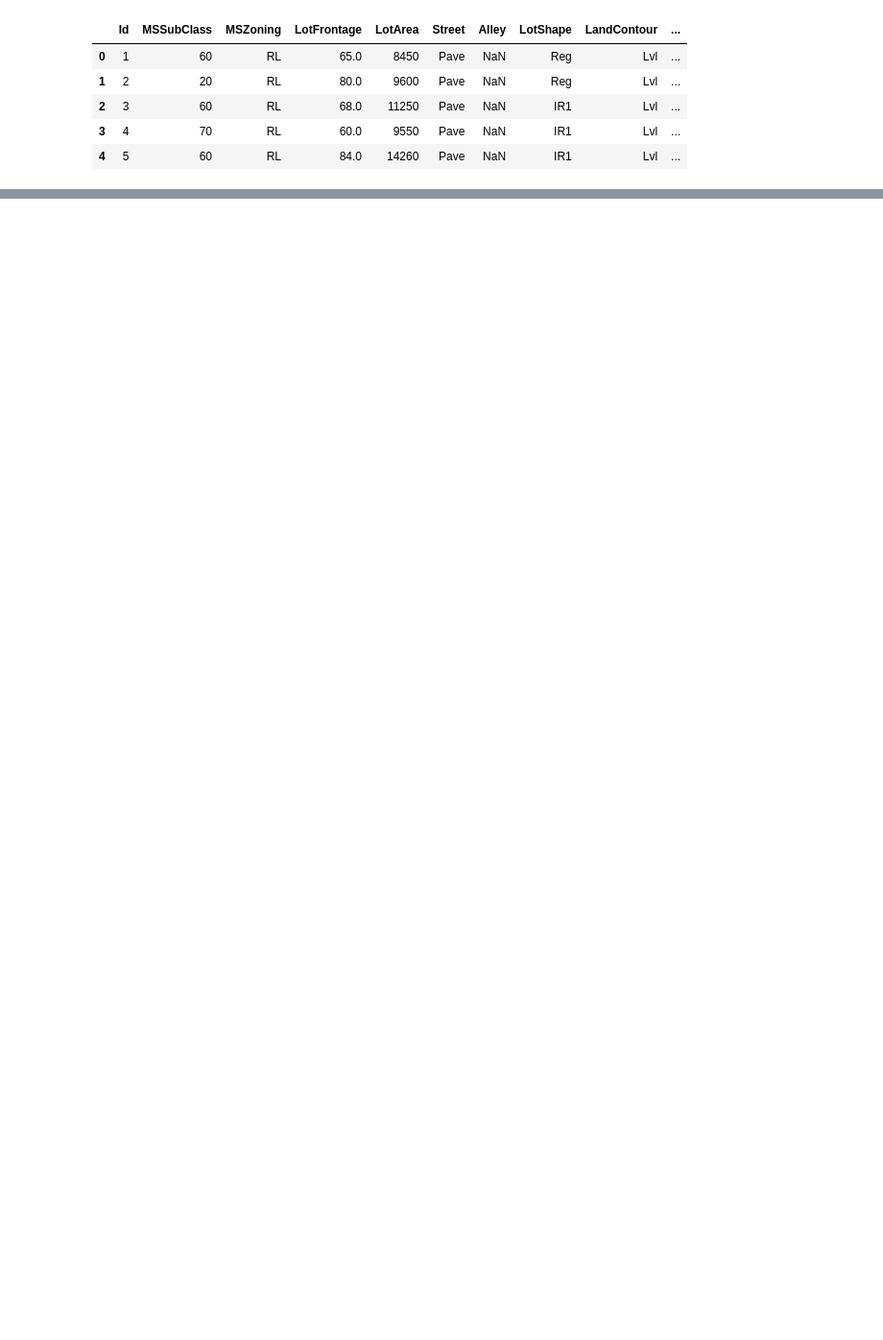
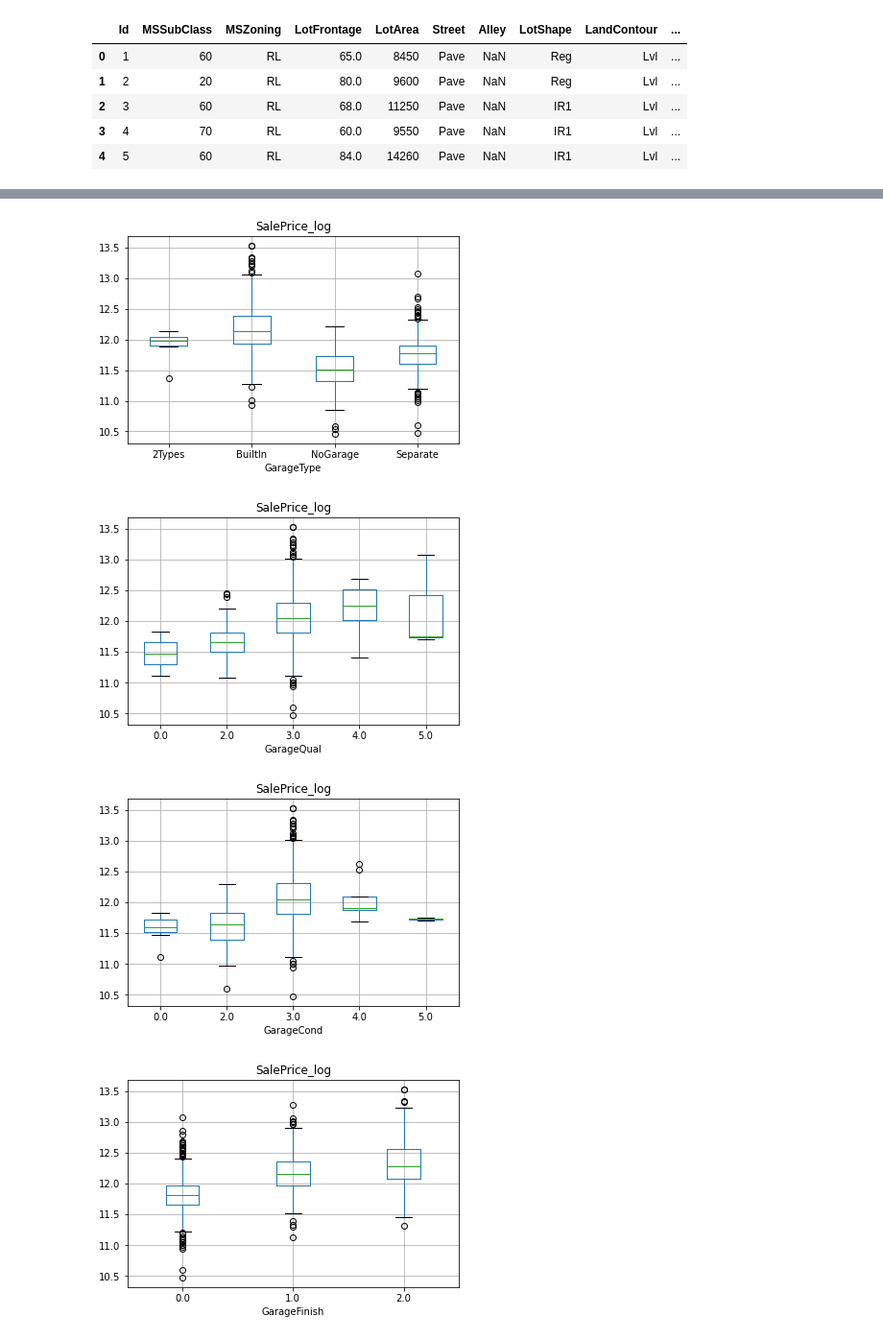
Before and after one commit to sfjep/IBM_Course_CapstonProject, a Jupyter notebook: CapstoneProject - The Battle of Neighborhoods - Week 2.ipynb, the cells around one changed output, grey strips where cells are left out. Shown at 96% size. Saved outputs shown, nothing was run; the diff lists cells and outputs as text; code cells hidden in the pictures; blank space fills up the shorter version.

```diff
--- a/CapstoneProject - The Battle of Neighborhoods - Week 2.ipynb
+++ b/CapstoneProject - The Battle of Neighborhoods - Week 2.ipynb
@@ -78,0 +335,3 @@ nbh = {'Blmngtn': 'Bloomington Heights',
+# %%
+df.drop(['BsmtFinType1', 'BsmtFinType2', 'BsmtFinSF1', 'BsmtFinSF2',
+         'BsmtUnfSF', 'BsmtFullBath', 'BsmtHalfBath', 'BsmtType1Inter', 'BsmtType2Inter'], axis = 1, inplace = True)
@@ -78,0 +342,27 @@ nbh = {'Blmngtn': 'Bloomington Heights',
+# %%
+rank_dict = {'Ex': 5, 'Gd': 4, 'TA': 3, 'Fa': 2, 'None': 1, 'Po':0}
+GarFin_dict = {'Fin':2, 'RFn':1, 'Unf':0}
+GarType_dict = {'2Types': '2Types', 'Attchd': 'BuiltIn', 'Basment': 'BuiltIn', 'CarPort': 'Separate',
+               'Detchd': 'Separate'}
+
+# Garage Quality and Condition
+df['GarageQual'] = df.GarageQual.replace(rank_dict)
+df['GarageCond'] = df.GarageCond.replace(rank_dict)
+df['GarageFinish'] = df.GarageFinish.replace(GarFin_dict)
+
+# Since type of garage is either built in the house or separate from the house, we can categorize some of them together:
+df['GarageType'] = df['GarageType'].replace(GarType_dict)
+df.loc[df['GarageType'].isna(), 'GarageType'] = 'NoGarage'
+# %%
+# Garage
+g_cat = ['GarageType', 'GarageQual', 'GarageCond', 'GarageFinish']
+
+for gar in g_cat:
+    df.boxplot(column = 'SalePrice_log', by = gar)
+    plt.suptitle('')
+    plt.show()
+# %% [output]
+[figure, added]
+[figure, added]
+[figure, added]
+[figure, added]
```
Also changed, not shown: parts of 37 cells of this notebook, 2 other files.
